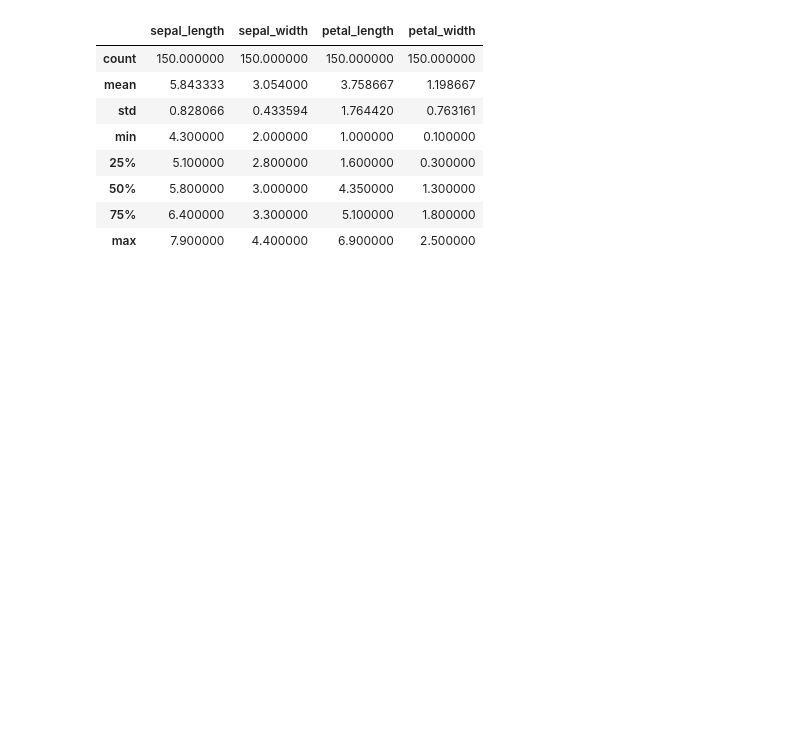
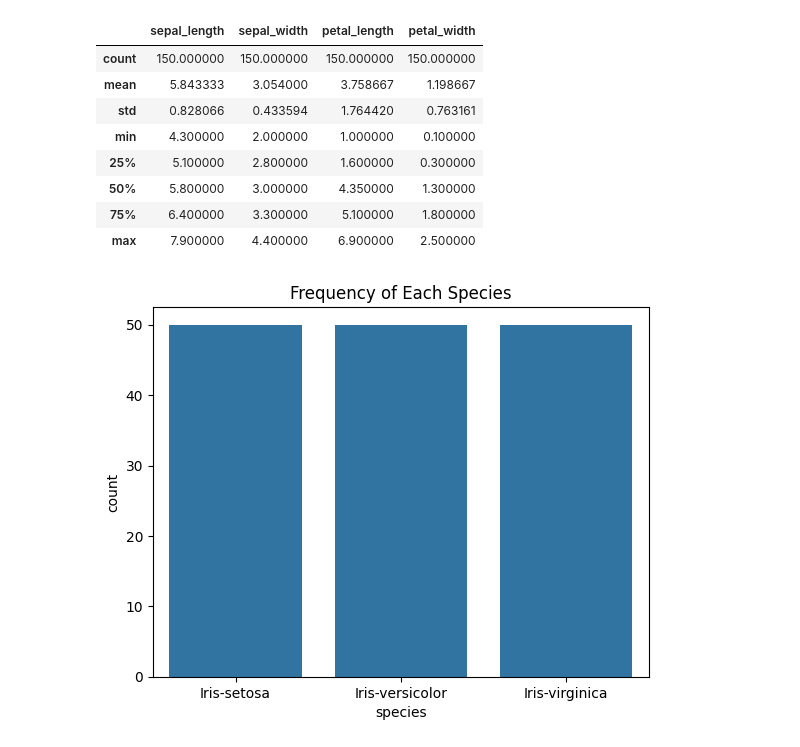
Before and after one commit to AbdullahbinTahir42/DHC-564, a Jupyter notebook: task1/Exploration.ipynb, the cells around one changed output. Cells and saved outputs as stored; diff of their text form; code cells hidden in the pictures; blank space fills up the shorter version.

```diff
--- a/task1/Exploration.ipynb
+++ b/task1/Exploration.ipynb
@@ -52,3 +55,10 @@ df.describe()
 | 50% | 5.800000 | 3.000000 | 4.350000 | 1.300000 |
 | 75% | 6.400000 | 3.300000 | 5.100000 | 1.800000 |
 | max | 7.900000 | 4.400000 | 6.900000 | 2.500000 |
+# %%
+# Count the occurrences of each species (for your categorical column)
+sns.countplot(data=df, x='species')
+plt.title('Frequency of Each Species')
+plt.show()
+# %% [output]
+[figure, added]
```
Also changed, not shown: parts of 7 cells of this notebook.
